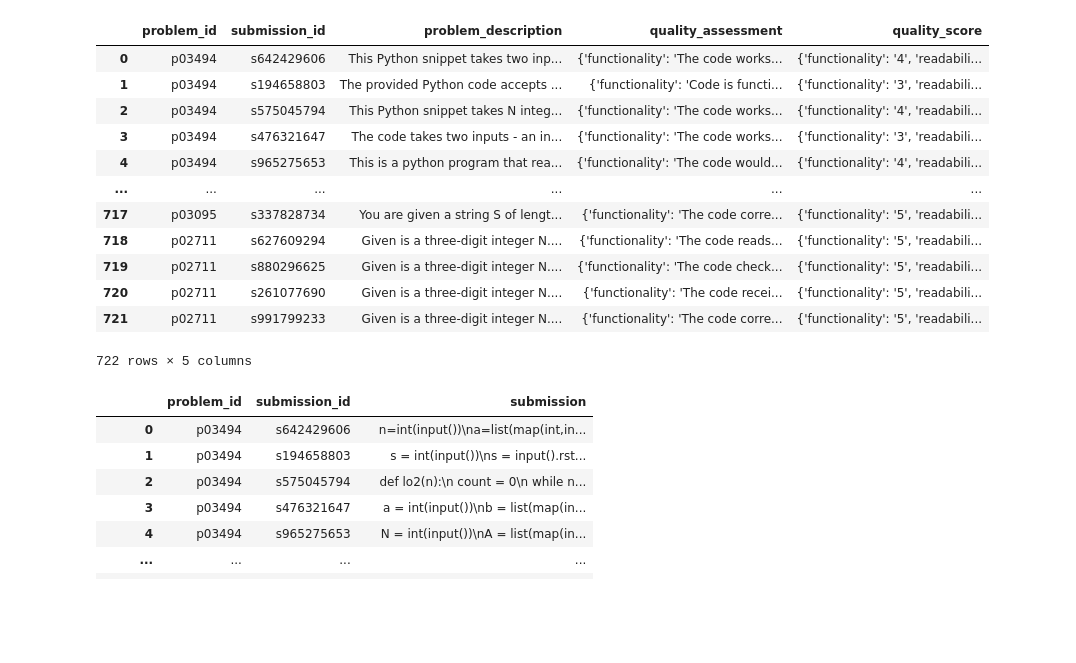
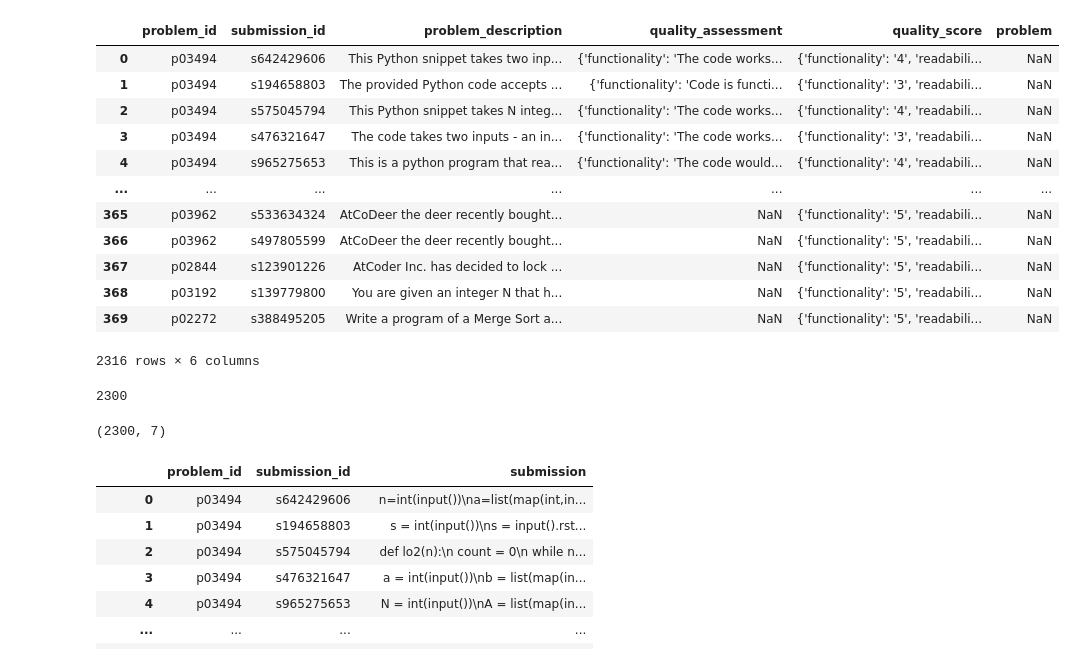
Before and after one commit to DiwanshuShekhar/codeQual, a Jupyter notebook: notebooks/codequal.ipynb, the cells around one changed output. Cells and saved outputs as stored; diff of their text form; code cells hidden in the pictures; blank space fills up the shorter version.

```diff
--- a/notebooks/codequal.ipynb
+++ b/notebooks/codequal.ipynb
@@ -1,38 +1,62 @@
 # %%
 # create a dataframe of the annotated dataset in the folder ..data/CodeQualData/py800_annotated
 import os
 import pandas as pd
 import json
 
-data = []
-for root, dirs, files in os.walk('../data/CodeQualData/py800_annotated'):
-    for file in files:
-        if file.endswith(".jsonl"):
-            with open(os.path.join(root, file), 'r') as f:
-                for line in f:
-                    data.append(json.loads(line))
+def create_df_from_annotated_directory(directory):
+    data = []
+    for root, dirs, files in os.walk(directory):
+        for file in files:
+            if file.endswith(".jsonl"):
+                with open(os.path.join(root, file), 'r') as f:
+                    for line in f:
+                        data.append(json.loads(line))
+
+    #order by descending order of size
+    annotated_df = pd.DataFrame(data)
+    return annotated_df
 
 #order by descending order of size
-py800_annotated_df = pd.DataFrame(data)
+v0_df = create_df_from_annotated_directory('../data/rawv0')
+v1_df = create_df_from_annotated_directory('../data/rawv1')
+v2_df = create_df_from_annotated_directory('../data/rawv2')
+v3_df = create_df_from_annotated_directory('../data/rawv3')
+v4_df = create_df_from_annotated_directory('../data/rawv4')
+
+# merge the two dataframes
+py800_annotated_df = pd.concat([v0_df, v1_df, v2_df, v3_df, v4_df])
 py800_annotated_df
 # %% [output]
-|  | problem_id | submission_id | problem_description | quality_assessment | quality_score |
-| 0 | p03494 | s642429606 | This Python snippet takes two inp... | {'functionality': 'The code works... | {'functionality': '4', 'readabili... |
-| 1 | p03494 | s194658803 | The provided Python code accepts ... | {'functionality': 'Code is functi... | {'functionality': '3', 'readabili... |
-| 2 | p03494 | s575045794 | This Python snippet takes N integ... | {'functionality': 'The code works... | {'functionality': '4', 'readabili... |
-| 3 | p03494 | s476321647 | The code takes two inputs - an in... | {'functionality': 'The code works... | {'functionality': '3', 'readabili... |
-| 4 | p03494 | s965275653 | This is a python program that rea... | {'functionality': 'The code would... | {'functionality': '4', 'readabili... |
-| ... | ... | ... | ... | ... | ... |
-| 717 | p03095 | s337828734 | You are given a string S of lengt... | {'functionality': 'The code corre... | {'functionality': '5', 'readabili... |
-| 718 | p02711 | s627609294 | Given is a three-digit integer N.... | {'functionality': 'The code reads... | {'functionality': '5', 'readabili... |
-| 719 | p02711 | s880296625 | Given is a three-digit integer N.... | {'functionality': 'The code check... | {'functionality': '5', 'readabili... |
-| 720 | p02711 | s261077690 | Given is a three-digit integer N.... | {'functionality': 'The code recei... | {'functionality': '5', 'readabili... |
-| 721 | p02711 | s991799233 | Given is a three-digit integer N.... | {'functionality': 'The code corre... | {'functionality': '5', 'readabili... |
+|  | problem_id | submission_id | problem_description | quality_assessment | quality_score | problem |
+| 0 | p03494 | s642429606 | This Python snippet takes two inp... | {'functionality': 'The code works... | {'functionality': '4', 'readabili... | NaN |
+| 1 | p03494 | s194658803 | The provided Python code accepts ... | {'functionality': 'Code is functi... | {'functionality': '3', 'readabili... | NaN |
+| 2 | p03494 | s575045794 | This Python snippet takes N integ... | {'functionality': 'The code works... | {'functionality': '4', 'readabili... | NaN |
+| 3 | p03494 | s476321647 | The code takes two inputs - an in... | {'functionality': 'The code works... | {'functionality': '3', 'readabili... | NaN |
+| 4 | p03494 | s965275653 | This is a python program that rea... | {'functionality': 'The code would... | {'functionality': '4', 'readabili... | NaN |
+| ... | ... | ... | ... | ... | ... | ... |
+| 365 | p03962 | s533634324 | AtCoDeer the deer recently bought... | NaN | {'functionality': '5', 'readabili... | NaN |
+| 366 | p03962 | s497805599 | AtCoDeer the deer recently bought... | NaN | {'functionality': '5', 'readabili... | NaN |
+| 367 | p02844 | s123901226 | AtCoder Inc. has decided to lock ... | NaN | {'functionality': '5', 'readabili... | NaN |
+| 368 | p03192 | s139779800 | You are given an integer N that h... | NaN | {'functionality': '5', 'readabili... | NaN |
+| 369 | p02272 | s388495205 | Write a program of a Merge Sort a... | NaN | {'functionality': '5', 'readabili... | NaN |
-722 rows × 5 columns
+2316 rows × 6 columns
 # %%
 # get all distinct problems from py800_annotated_df
 problems = py800_annotated_df['problem_id'].unique()
 problems.tofile('../data/CodeQualData/problems.txt', sep='\n', format='%s')
+# get all submissions from py800_annotated_df
+submissions = py800_annotated_df['submission_id'].unique()
+print(len(submissions))
+submissions.tofile('../data/CodeQualData/submissions.txt', sep='\n', format='%s')
+# %% [output]
+2300
+# %%
+# drop duplicates with the same submission_id and problem_id
+py800_annotated_df = py800_annotated_df.drop_duplicates(subset=['submission_id', 'problem_id'])
+print(py800_annotated_df.shape)
+# %% [output]
+(2300, 7)
 # %%
 # get all the submissions in the python_800 dataset
 import os
```
Also changed, not shown: parts of 17 cells of this notebook, 5 other files.
